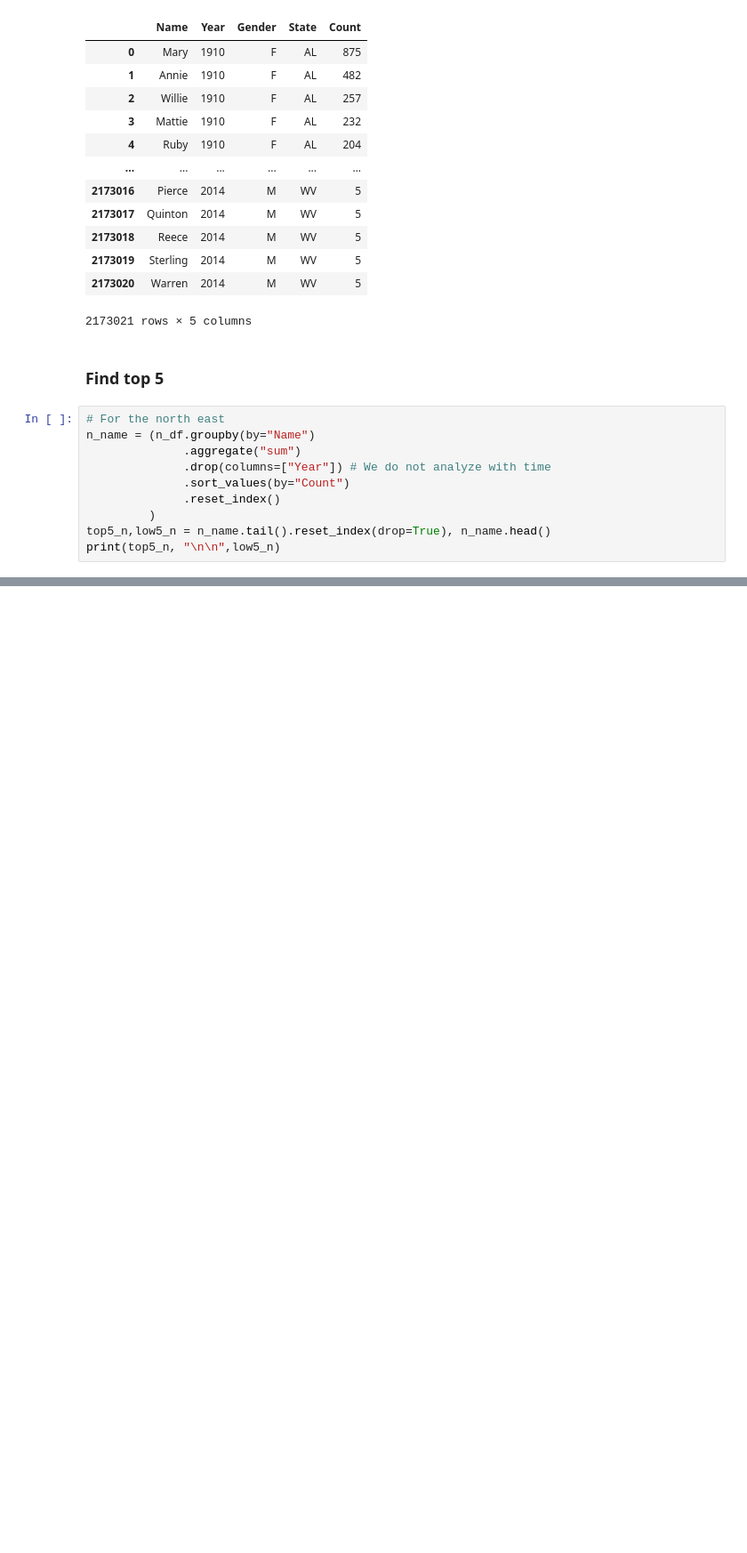
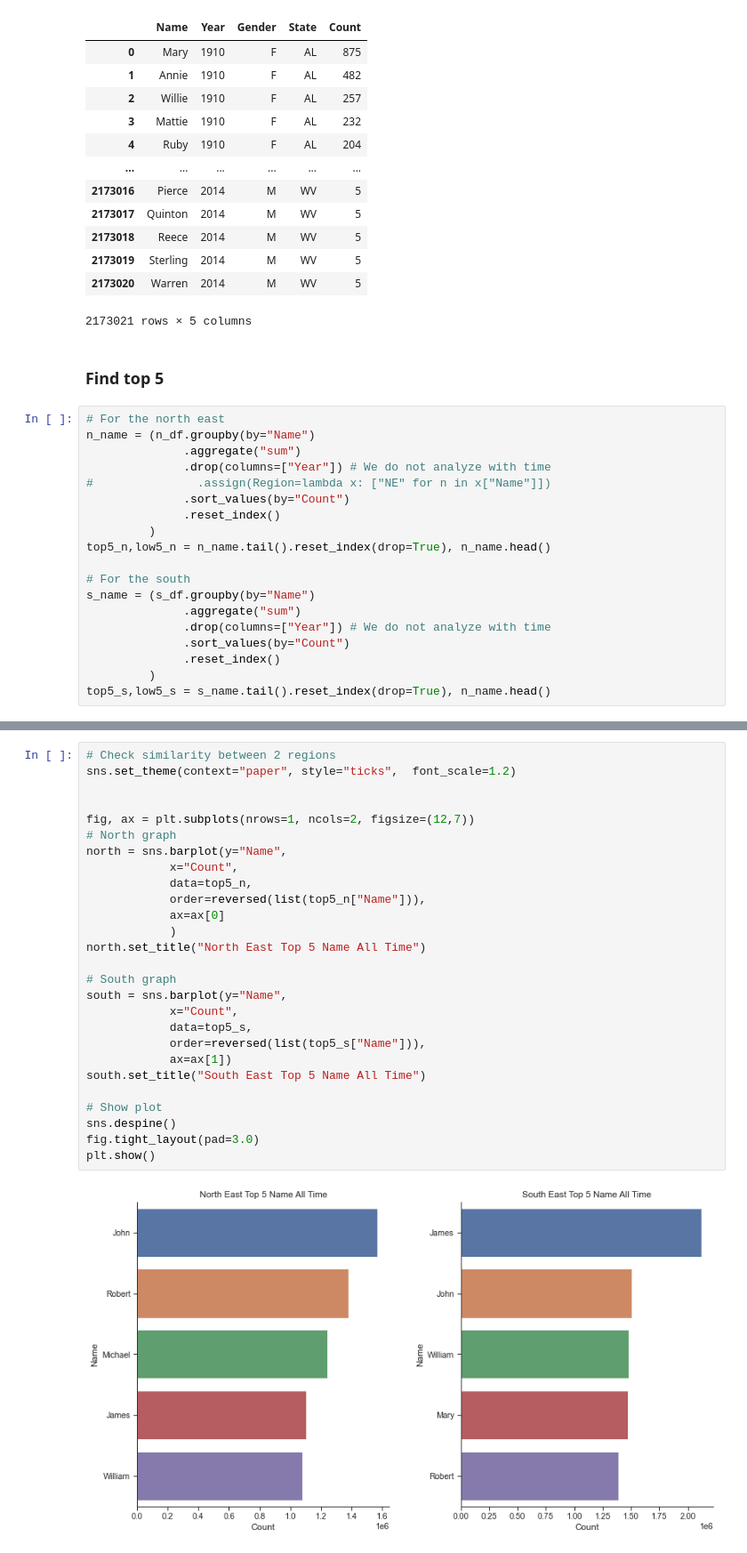
Before and after one commit to data301-2020-winter2/course-project-group_1039, a Jupyter notebook: analysis/Jamie/milestones2.ipynb, the cells around one changed output, grey strips where cells are left out. Shown: that part at 89% size. Saved outputs shown, nothing was run; the diff lists cells and outputs as text; blank space fills up the shorter version.

Commit message:
initial graphing with top 5 for each region

```diff
--- a/analysis/Jamie/milestones2.ipynb
+++ b/analysis/Jamie/milestones2.ipynb
@@ -78,8 +78,17 @@ s_df
 n_name = (n_df.groupby(by="Name")
               .aggregate("sum")
               .drop(columns=["Year"]) # We do not analyze with time
+#               .assign(Region=lambda x: ["NE" for n in x["Name"]])
               .sort_values(by="Count")
               .reset_index()
          )
 top5_n,low5_n = n_name.tail().reset_index(drop=True), n_name.head()
-print(top5_n, "\n\n",low5_n)
+
+# For the south
+s_name = (s_df.groupby(by="Name")
+              .aggregate("sum")
+              .drop(columns=["Year"]) # We do not analyze with time
+              .sort_values(by="Count")
+              .reset_index()
+         )
+top5_s,low5_s = s_name.tail().reset_index(drop=True), n_name.head()
@@ -124,0 +95,29 @@ test
+# %%
+# Check similarity between 2 regions
+sns.set_theme(context="paper", style="ticks",  font_scale=1.2)
+
+
+fig, ax = plt.subplots(nrows=1, ncols=2, figsize=(12,7))
+# North graph
+north = sns.barplot(y="Name",
+            x="Count",
+            data=top5_n,
+            order=reversed(list(top5_n["Name"])),
+            ax=ax[0]
+            )
+north.set_title("North East Top 5 Name All Time")
+
+# South graph
+south = sns.barplot(y="Name",
+            x="Count",
+            data=top5_s,
+            order=reversed(list(top5_s["Name"])),
+            ax=ax[1])
+south.set_title("South East Top 5 Name All Time")
+
+# Show plot
+sns.despine()
+fig.tight_layout(pad=3.0)
+plt.show()
+# %% [output]
+[figure, added]
```
Also changed, not shown: parts of 3 cells of this notebook.
